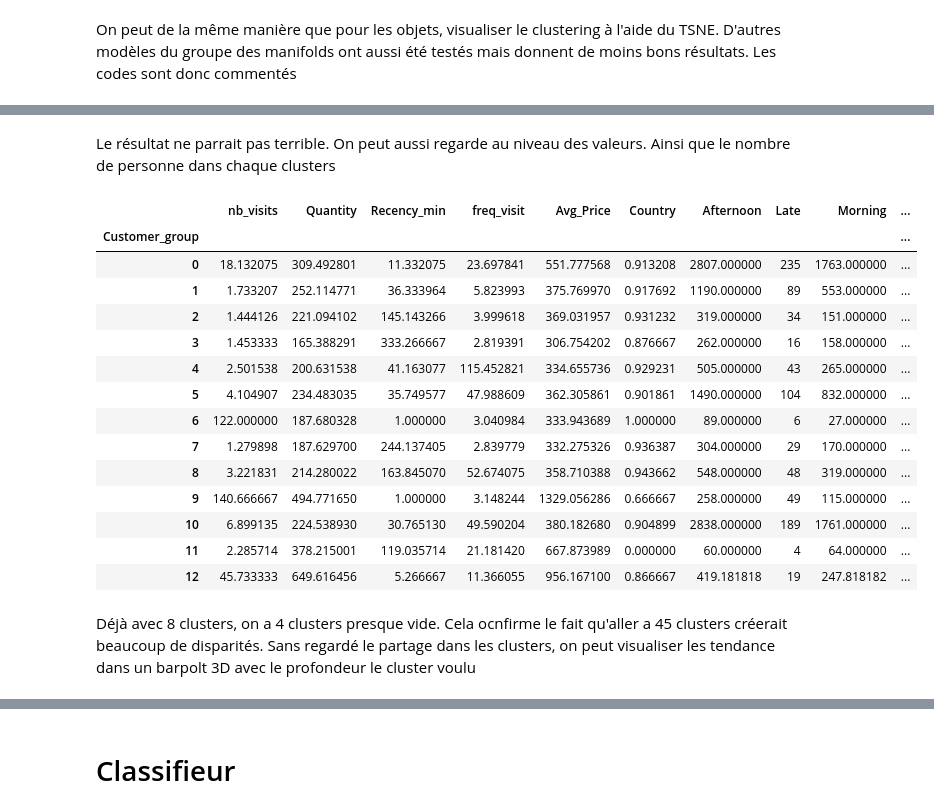
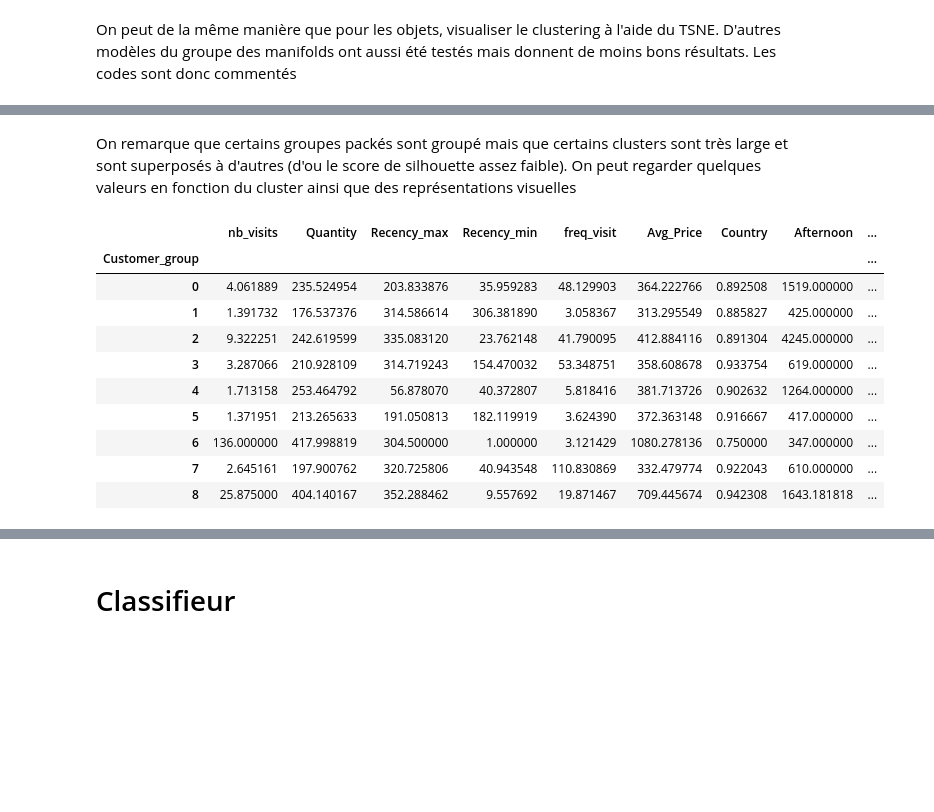
Before and after one commit to Coni63/OC_DS, a Jupyter notebook: P5/Segmentation Client.ipynb, the cells around one changed output, grey strips where cells are left out. Saved outputs shown, nothing was run; the diff lists cells and outputs as text; code cells hidden in the pictures; blank space fills up the shorter version.

```diff
--- a/P5/Segmentation Client.ipynb
+++ b/P5/Segmentation Client.ipynb
@@ -1131,0 +1246,2 @@ final_df["Customer_group"] = kmeans.labels_
+# %%
+final_df = pd.read_csv("final_df_with_cluster.csv", index_col=0)
@@ -1196,8 +1310,8 @@ plt.show()
 # ax.set_zlabel('Z axis')
 # plt.savefig("img/lle3d.png")
 # plt.show()
-# %% [markdown]
-Le résultat ne parrait pas terrible. On peut aussi regarde au niveau des valeurs. Ainsi que le nombre de personne dans chaque clusters
+# %% [markdown]
+On remarque que certains groupes packés sont groupé mais que certains clusters sont très large et sont superposés à d'autres (d'ou le score de silhouette assez faible). On peut regarder quelques valeurs en fonction du cluster ainsi que des représentations visuelles
 # %%
 def proportion(x):
     nb_abroad = x.astype(bool).sum(axis=0)
@@ -1206,34 +1320,29 @@ def proportion(x):
 # %%
 final_df["count_cluster"] = 1
 
 visu = final_df.groupby("Customer_group").agg({
     "nb_visits" : "mean",
     "Quantity" : "mean",
+    "Recency_max" : "mean",
     "Recency_min" : "mean",
     "freq_visit" : "mean",
     "Avg_Price" : "mean",
     "Country" : proportion,
     "Afternoon" : "sum",
     "Late" : "sum",
     "Morning" : "sum",
     "count_cluster" : "sum"
 })
 visu
 # %% [output]
-|  | nb_visits | Quantity | Recency_min | freq_visit | Avg_Price | Country | Afternoon | Late | Morning | ... |
-| Customer_group |  |  |  |  |  |  |  |  |  | ... |
-| 0 | 18.132075 | 309.492801 | 11.332075 | 23.697841 | 551.777568 | 0.913208 | 2807.000000 | 235 | 1763.000000 | ... |
-| 1 | 1.733207 | 252.114771 | 36.333964 | 5.823993 | 375.769970 | 0.917692 | 1190.000000 | 89 | 553.000000 | ... |
-| 2 | 1.444126 | 221.094102 | 145.143266 | 3.999618 | 369.031957 | 0.931232 | 319.000000 | 34 | 151.000000 | ... |
-| 3 | 1.453333 | 165.388291 | 333.266667 | 2.819391 | 306.754202 | 0.876667 | 262.000000 | 16 | 158.000000 | ... |
-| 4 | 2.501538 | 200.631538 | 41.163077 | 115.452821 | 334.655736 | 0.929231 | 505.000000 | 43 | 265.000000 | ... |
-| 5 | 4.104907 | 234.483035 | 35.749577 | 47.988609 | 362.305861 | 0.901861 | 1490.000000 | 104 | 832.000000 | ... |
-| 6 | 122.000000 | 187.680328 | 1.000000 | 3.040984 | 333.943689 | 1.000000 | 89.000000 | 6 | 27.000000 | ... |
-| 7 | 1.279898 | 187.629700 | 244.137405 | 2.839779 | 332.275326 | 0.936387 | 304.000000 | 29 | 170.000000 | ... |
-| 8 | 3.221831 | 214.280022 | 163.845070 | 52.674075 | 358.710388 | 0.943662 | 548.000000 | 48 | 319.000000 | ... |
-| 9 | 140.666667 | 494.771650 | 1.000000 | 3.148244 | 1329.056286 | 0.666667 | 258.000000 | 49 | 115.000000 | ... |
-| 10 | 6.899135 | 224.538930 | 30.765130 | 49.590204 | 380.182680 | 0.904899 | 2838.000000 | 189 | 1761.000000 | ... |
-| 11 | 2.285714 | 378.215001 | 119.035714 | 21.181420 | 667.873989 | 0.000000 | 60.000000 | 4 | 64.000000 | ... |
-| 12 | 45.733333 | 649.616456 | 5.266667 | 11.366055 | 956.167100 | 0.866667 | 419.181818 | 19 | 247.818182 | ... |
+|  | nb_visits | Quantity | Recency_max | Recency_min | freq_visit | Avg_Price | Country | Afternoon | ... |
+| Customer_group |  |  |  |  |  |  |  |  | ... |
+| 0 | 4.061889 | 235.524954 | 203.833876 | 35.959283 | 48.129903 | 364.222766 | 0.892508 | 1519.000000 | ... |
+| 1 | 1.391732 | 176.537376 | 314.586614 | 306.381890 | 3.058367 | 313.295549 | 0.885827 | 425.000000 | ... |
+| 2 | 9.322251 | 242.619599 | 335.083120 | 23.762148 | 41.790095 | 412.884116 | 0.891304 | 4245.000000 | ... |
+| 3 | 3.287066 | 210.928109 | 314.719243 | 154.470032 | 53.348751 | 358.608678 | 0.933754 | 619.000000 | ... |
+| 4 | 1.713158 | 253.464792 | 56.878070 | 40.372807 | 5.818416 | 381.713726 | 0.902632 | 1264.000000 | ... |
+| 5 | 1.371951 | 213.265633 | 191.050813 | 182.119919 | 3.624390 | 372.363148 | 0.916667 | 417.000000 | ... |
+| 6 | 136.000000 | 417.998819 | 304.500000 | 1.000000 | 3.121429 | 1080.278136 | 0.750000 | 347.000000 | ... |
+| 7 | 2.645161 | 197.900762 | 320.725806 | 40.943548 | 110.830869 | 332.479774 | 0.922043 | 610.000000 | ... |
+| 8 | 25.875000 | 404.140167 | 352.288462 | 9.557692 | 19.871467 | 709.445674 | 0.942308 | 1643.181818 | ... |
-# %% [markdown]
-Déjà avec 8 clusters, on a 4 clusters presque vide. Cela ocnfirme le fait qu'aller a 45 clusters créerait beaucoup de disparités. Sans regardé le partage dans les clusters, on peut visualiser les tendance dans un barpolt 3D avec le profondeur le cluster voulu
```
Also changed, not shown: parts of 101 cells of this notebook, 18 other files.
